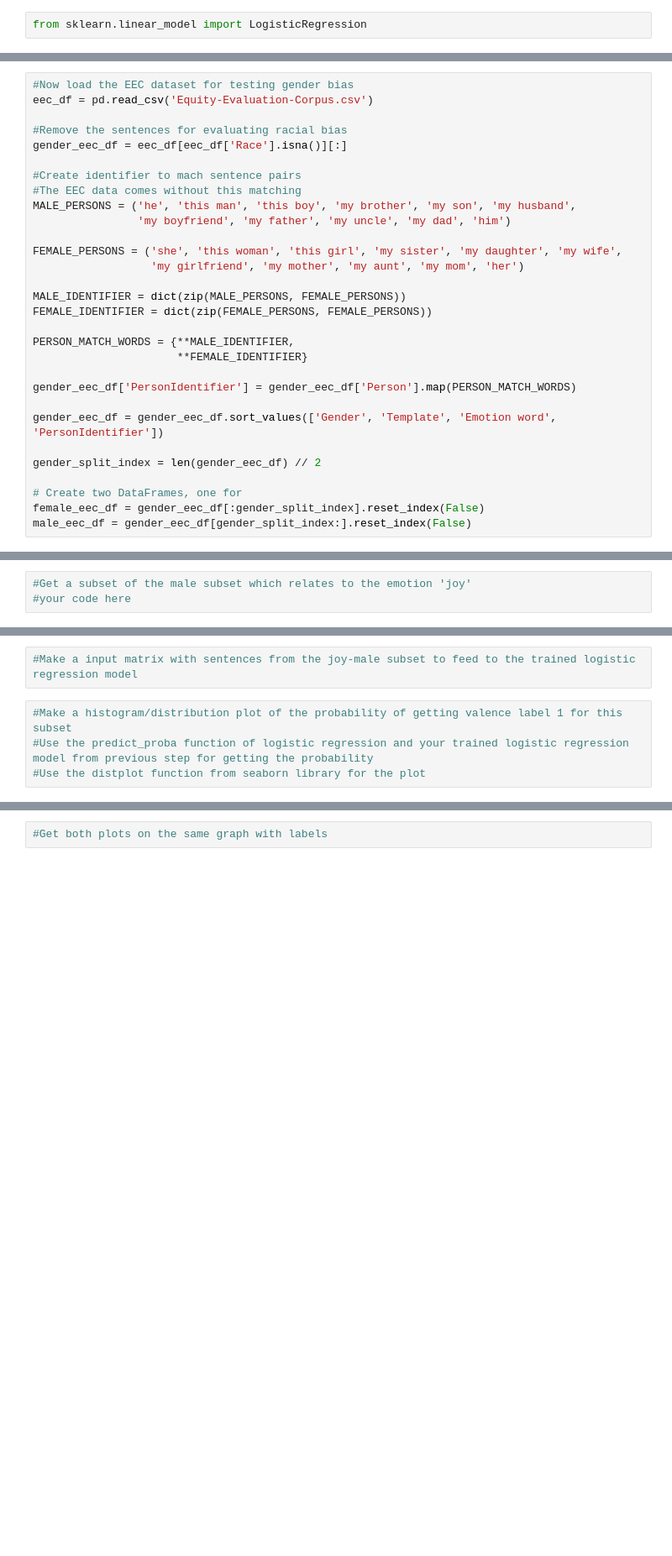
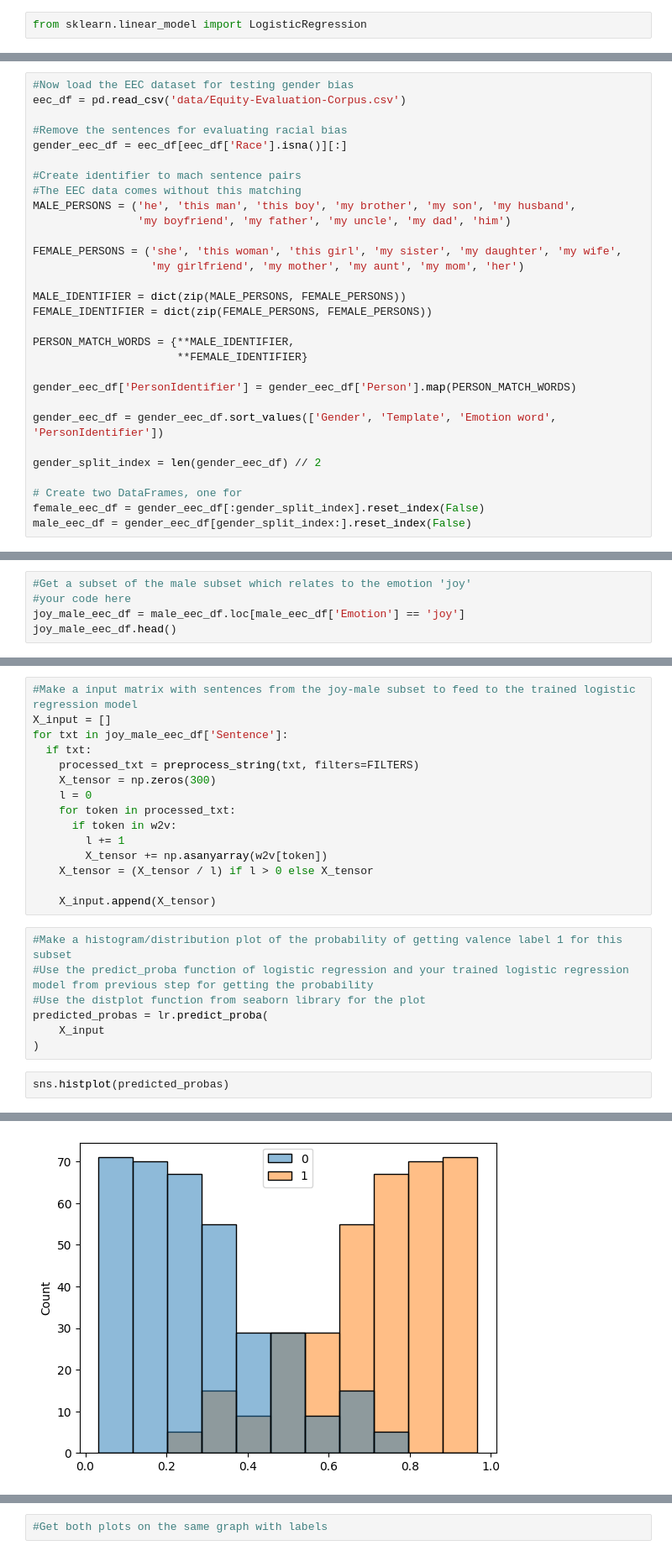
Before and after one commit to steiner-julian/ethics-for-natural-language-processing, a Jupyter notebook: HW1/HW1_Ethics4NLP.ipynb, the cells around one changed output, grey strips where cells are left out. Shown at 84% size. Saved outputs shown, nothing was run; the diff lists cells and outputs as text; blank space fills up the shorter version.

```diff
--- a/HW1/HW1_Ethics4NLP.ipynb
+++ b/HW1/HW1_Ethics4NLP.ipynb
@@ -152,6 +274,6 @@ from sklearn.linear_model import LogisticRegression
 # %%
 #Now load the EEC dataset for testing gender bias
-eec_df = pd.read_csv('Equity-Evaluation-Corpus.csv')
+eec_df = pd.read_csv('data/Equity-Evaluation-Corpus.csv')
 
 #Remove the sentences for evaluating racial bias
 gender_eec_df = eec_df[eec_df['Race'].isna()][:]
@@ -186,3 +322,5 @@ male_eec_df.head()
 # %%
 #Get a subset of the male subset which relates to the emotion 'joy'
 #your code here
+joy_male_eec_df = male_eec_df.loc[male_eec_df['Emotion'] == 'joy']
+joy_male_eec_df.head()
@@ -189,6 +334,25 @@ male_eec_df.head()
 # %%
 #Make a input matrix with sentences from the joy-male subset to feed to the trained logistic regression model
+X_input = []
+for txt in joy_male_eec_df['Sentence']:
+  if txt:
+    processed_txt = preprocess_string(txt, filters=FILTERS)
+    X_tensor = np.zeros(300)
+    l = 0
+    for token in processed_txt:
+      if token in w2v:
+        l += 1
+        X_tensor += np.asanyarray(w2v[token])
+    X_tensor = (X_tensor / l) if l > 0 else X_tensor
+
+    X_input.append(X_tensor)
 # %%
 #Make a histogram/distribution plot of the probability of getting valence label 1 for this subset
 #Use the predict_proba function of logistic regression and your trained logistic regression model from previous step for getting the probability
 #Use the distplot function from seaborn library for the plot
+predicted_probas = lr.predict_proba(
+    X_input
+)
+# %%
+sns.histplot(predicted_probas)
+# %% [output]
@@ -195,3 +360,4 @@ male_eec_df.head()
+[figure, added]
 # %%
 #Get a subset of the female subset which relates to the emotion 'joy'
 #your code here
```
Also changed, not shown: parts of 33 cells of this notebook.
